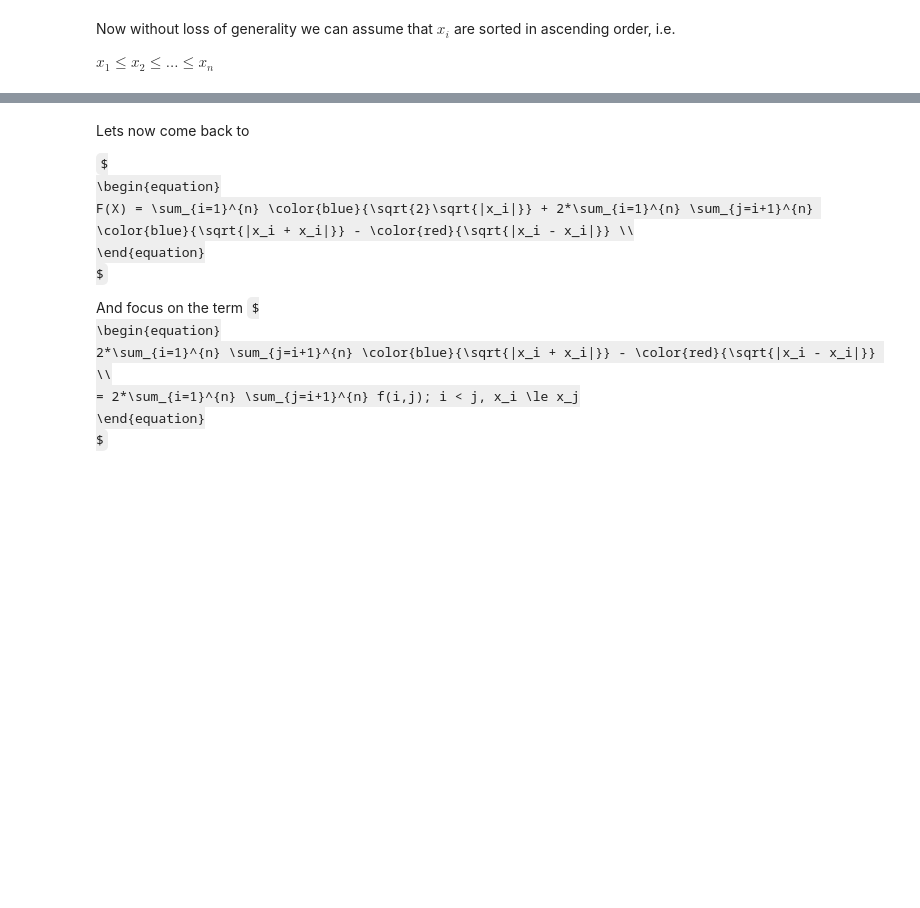
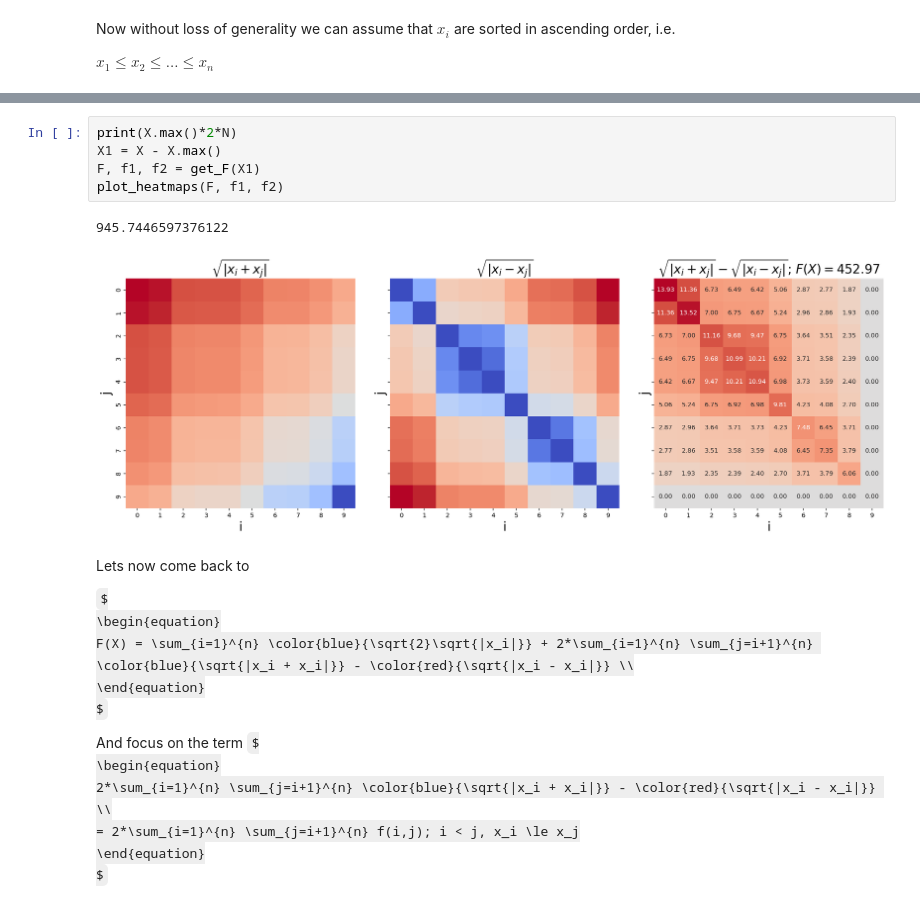
Before and after one commit to napsternxg/ipython-notebooks, a Jupyter notebook: Slide Notebooks/IMO 2021 - Problem 2.ipynb, the cells around one changed output, grey strips where cells are left out. Cells and saved outputs as stored; diff of their text form; some formulas as TeX source; blank space fills up the shorter version.

```diff
--- a/Slide Notebooks/IMO 2021 - Problem 2.ipynb
+++ b/Slide Notebooks/IMO 2021 - Problem 2.ipynb
@@ -167,3 +198,11 @@ plot_heatmaps(F, f1, f2)
+# %%
+print(X.max()*2*N)
+X1 = X - X.max()
+F, f1, f2 = get_F(X1)
+plot_heatmaps(F, f1, f2)
+# %% [output]
+945.7446597376122
+[figure, added]
 # %% [markdown]
 Lets now come back to
 
```
Also changed, not shown: parts of 9 cells of this notebook.
